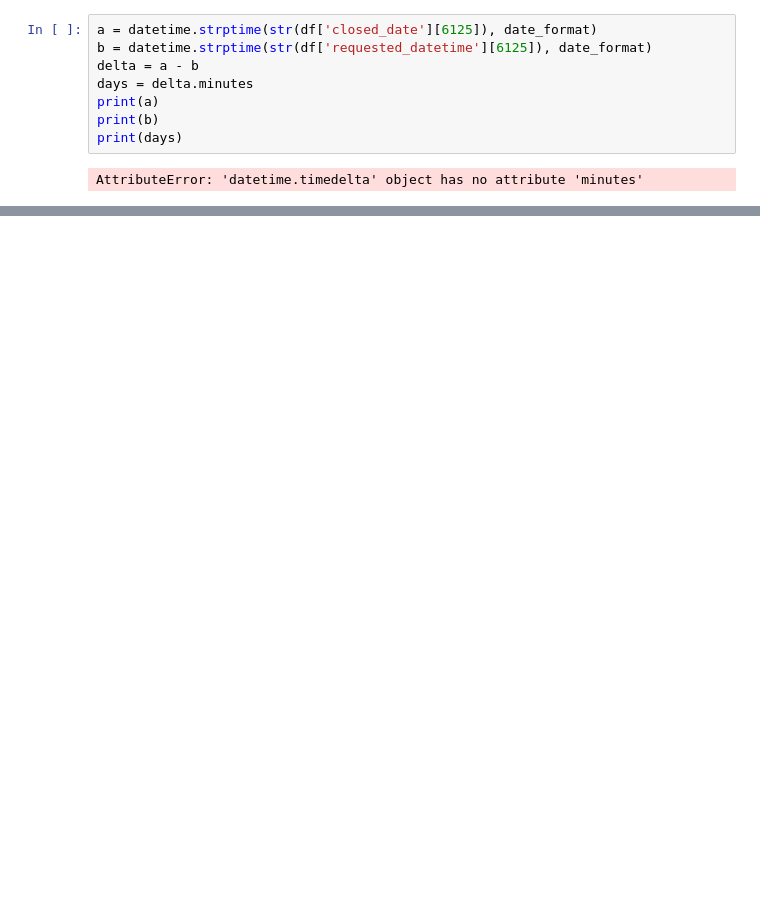
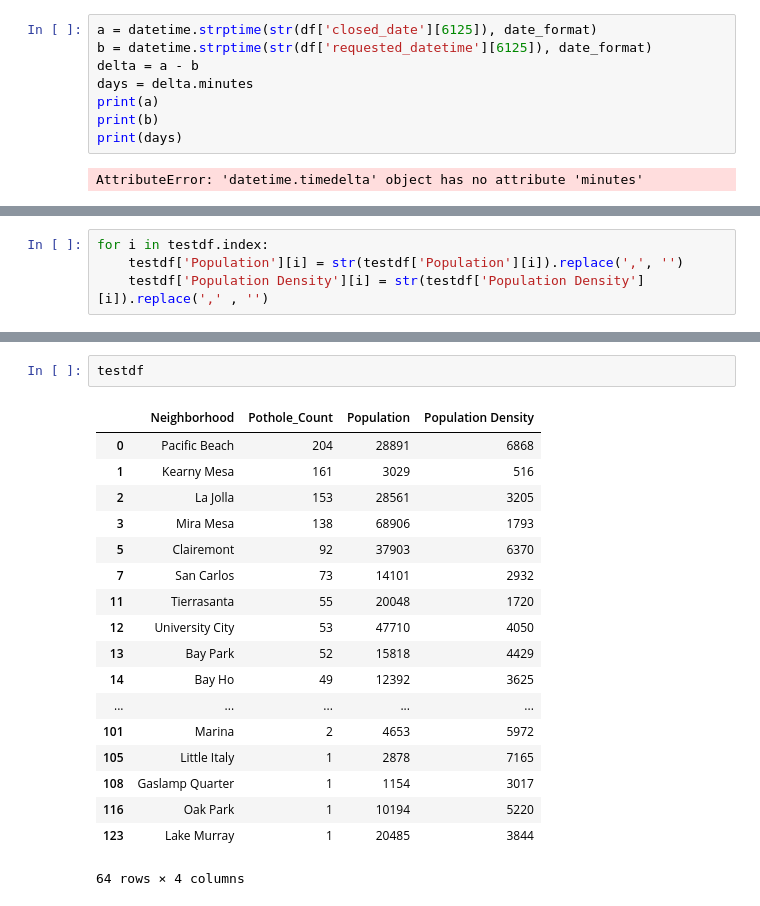
Before and after one commit to mac011/Pr_087, a Jupyter notebook: python_notebooks/Timmy.ipynb, the cells around one changed output, grey strips where cells are left out. Cells and saved outputs as stored; diff of their text form; blank space fills up the shorter version.

```diff
--- a/python_notebooks/Timmy.ipynb
+++ b/python_notebooks/Timmy.ipynb
@@ -109,0 +242,4 @@ AttributeError: 'datetime.timedelta' object has no attribute 'minutes'
+# %%
+for i in testdf.index:
+    testdf['Population'][i] = str(testdf['Population'][i]).replace(',', '')
+    testdf['Population Density'][i] = str(testdf['Population Density'][i]).replace(',' , '')
@@ -109,0 +267,21 @@ AttributeError: 'datetime.timedelta' object has no attribute 'minutes'
+# %%
+testdf
+# %% [output]
+|  | Neighborhood | Pothole_Count | Population | Population Density |
+| 0 | Pacific Beach | 204 | 28891 | 6868 |
+| 1 | Kearny Mesa | 161 | 3029 | 516 |
+| 2 | La Jolla | 153 | 28561 | 3205 |
+| 3 | Mira Mesa | 138 | 68906 | 1793 |
+| 5 | Clairemont | 92 | 37903 | 6370 |
+| 7 | San Carlos | 73 | 14101 | 2932 |
+| 11 | Tierrasanta | 55 | 20048 | 1720 |
+| 12 | University City | 53 | 47710 | 4050 |
+| 13 | Bay Park | 52 | 15818 | 4429 |
+| 14 | Bay Ho | 49 | 12392 | 3625 |
+| ... | ... | ... | ... | ... |
+| 101 | Marina | 2 | 4653 | 5972 |
+| 105 | Little Italy | 1 | 2878 | 7165 |
+| 108 | Gaslamp Quarter | 1 | 1154 | 3017 |
+| 116 | Oak Park | 1 | 10194 | 5220 |
+| 123 | Lake Murray | 1 | 20485 | 3844 |
+64 rows × 4 columns
```
Also changed, not shown: parts of 19 cells of this notebook, 5 other files.
